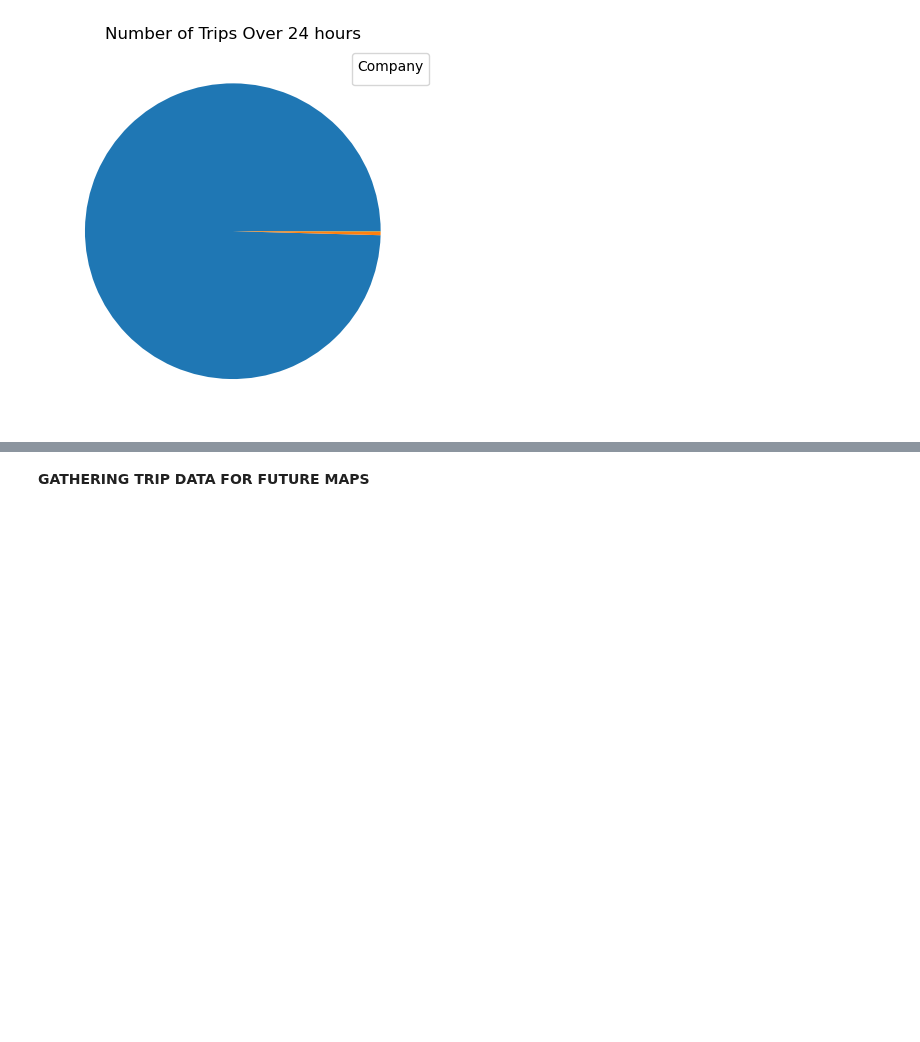
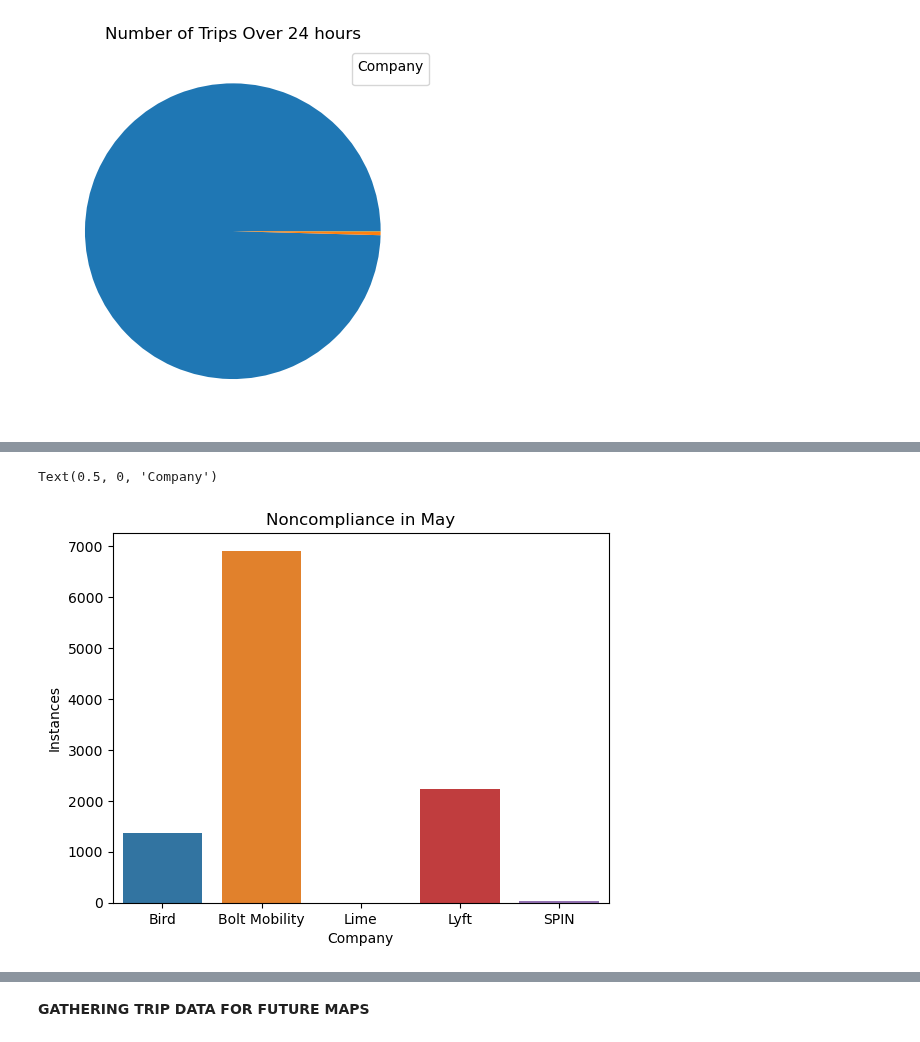
Before and after one commit to NSS-Data-Analytics-Cohort-10/scooters-group-6, a Jupyter notebook: notebook/scooters.ipynb, the cells around one changed output, grey strips where cells are left out. Saved outputs shown, nothing was run; the diff lists cells and outputs as text; code cells hidden in the pictures; blank space fills up the shorter version.

```diff
--- a/notebook/scooters.ipynb
+++ b/notebook/scooters.ipynb
@@ -389,0 +514,8 @@ No artists with labels found to put in legend.  Note that artists whose label st
+# %%
+sns.barplot(data=noncompliance_months, x='companyname', y='may')
+plt.title('Noncompliance in May')
+plt.ylabel('Instances')
+plt.xlabel('Company')
+# %% [output]
+Text(0.5, 0, 'Company')
+[figure, added]
```
Also changed, not shown: parts of 19 cells of this notebook, 3 other files.
